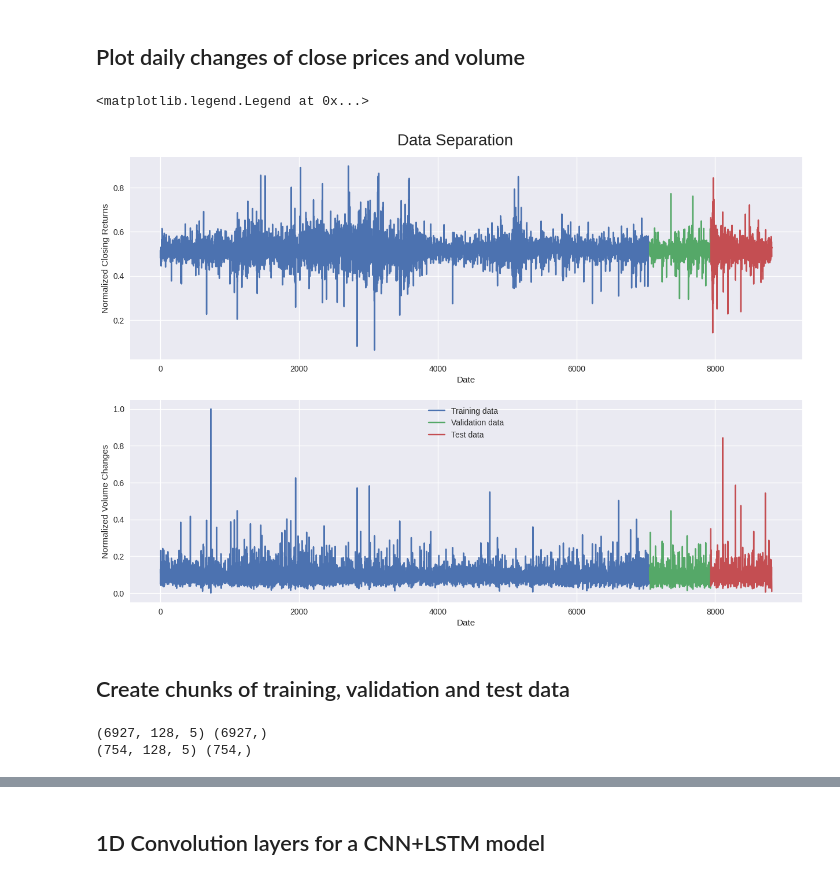
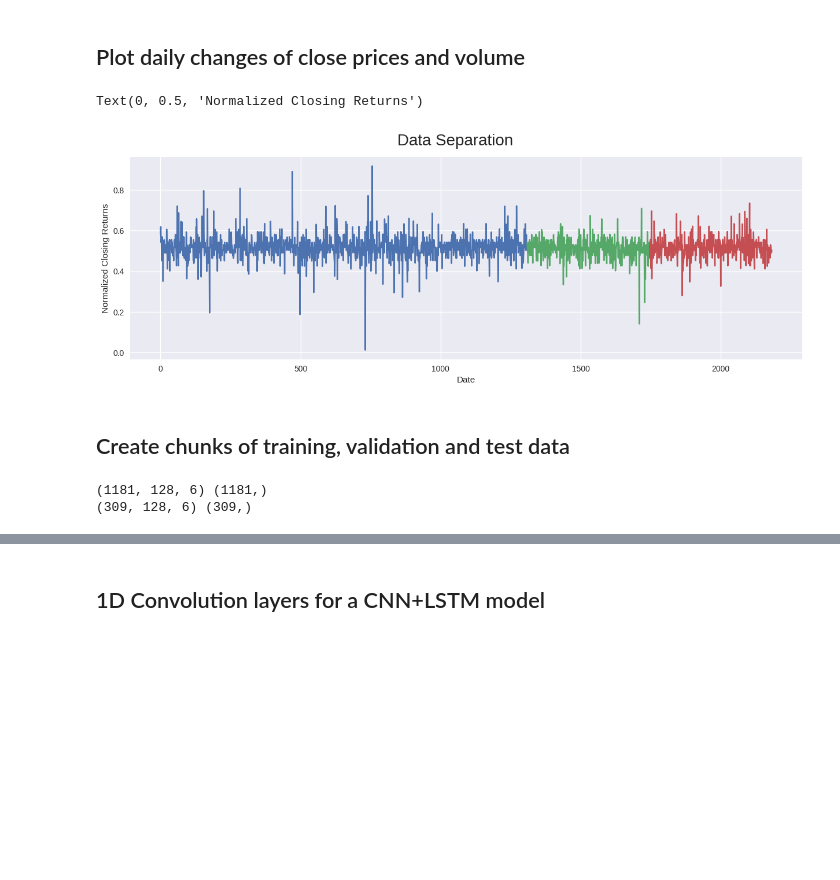
Before and after one commit to MikChristensen/Python-ML-Trading, a Jupyter notebook: 07 Mixed model/IBM_PriceFeatures_V01.ipynb, the cells around one changed output, grey strips where cells are left out. Saved outputs shown, nothing was run; the diff lists cells and outputs as text; code cells hidden in the pictures; blank space fills up the shorter version.

```diff
--- a/07 Mixed model/IBM_PriceFeatures_V01.ipynb
+++ b/07 Mixed model/IBM_PriceFeatures_V01.ipynb
@@ -133,46 +145,31 @@ Test data shape: (437, 7)
 # %%
 fig = plt.figure(figsize=(15,10))
 st = fig.suptitle("Data Separation", fontsize=20)
 st.set_y(0.92)
 
 ###############################################################################
 
 ax1 = fig.add_subplot(211)
-ax1.plot(np.arange(train_data.shape[0]), df_train['Close'], label='Training data')
+ax1.plot(np.arange(train_data.shape[0]), train_df['Close'], label='Training data')
 
 ax1.plot(np.arange(train_data.shape[0],
-                   train_data.shape[0]+val_data.shape[0]), df_val['Close'], label='Validation data')
+                   train_data.shape[0]+val_data.shape[0]), val_df['Close'], label='Validation data')
 
 ax1.plot(np.arange(train_data.shape[0]+val_data.shape[0],
-                   train_data.shape[0]+val_data.shape[0]+test_data.shape[0]), df_test['Close'], label='Test data')
+                   train_data.shape[0]+val_data.shape[0]+test_data.shape[0]), test_df['Close'], label='Test data')
 ax1.set_xlabel('Date')
 ax1.set_ylabel('Normalized Closing Returns')
-
-###############################################################################
-
-ax2 = fig.add_subplot(212)
-ax2.plot(np.arange(train_data.shape[0]), df_train['Volume'], label='Training data')
-
-ax2.plot(np.arange(train_data.shape[0],
-                   train_data.shape[0]+val_data.shape[0]), df_val['Volume'], label='Validation data')
-
-ax2.plot(np.arange(train_data.shape[0]+val_data.shape[0],
-                   train_data.shape[0]+val_data.shape[0]+test_data.shape[0]), df_test['Volume'], label='Test data')
-ax2.set_xlabel('Date')
-ax2.set_ylabel('Normalized Volume Changes')
-
-plt.legend(loc='best')
 # %% [output]
-<matplotlib.legend.Legend at 0x...>
+Text(0, 0.5, 'Normalized Closing Returns')
-[figure, old version]
+[figure, new version]
 # %% [markdown]
 ## Create chunks of training, validation and test data
 # %%
 # Training data
 X_train, y_train = [], []
 for i in range(seq_len, len(train_data)):
-  X_train.append(train_data[i-seq_len:i]) # Chunks of training data with a length of 128 df-rows
-  y_train.append(train_data[:, 3][i]) #Value of 4th column (Close Price) of df-row 128+1
+  X_train.append(df_X_train[i-seq_len:i]) # Chunks of training data with a length of 128 df-rows
+  y_train.append(df_y_train[i]) #Value of 4th column (Close Price) of df-row 128+1
 X_train, y_train = np.array(X_train), np.array(y_train)
 
 ###############################################################################
@@ -180,8 +177,8 @@ X_train, y_train = np.array(X_train), np.array(y_train)
 # Validation data
 X_val, y_val = [], []
 for i in range(seq_len, len(val_data)):
-    X_val.append(val_data[i-seq_len:i])
-    y_val.append(val_data[:, 3][i])
+    X_val.append(df_X_val[i-seq_len:i])
+    y_val.append(df_y_val[i])
 X_val, y_val = np.array(X_val), np.array(y_val)
 
 ###############################################################################
@@ -189,12 +186,12 @@ X_val, y_val = np.array(X_val), np.array(y_val)
 # Test data
 X_test, y_test = [], []
 for i in range(seq_len, len(test_data)):
-    X_test.append(test_data[i-seq_len:i])
-    y_test.append(test_data[:, 3][i])
+    X_test.append(df_X_test[i-seq_len:i])
+    y_test.append(df_y_test[i])
 X_test, y_test = np.array(X_test), np.array(y_test)
 
 print(X_train.shape, y_train.shape)
 print(X_val.shape, y_val.shape)
 # %% [output]
-(6927, 128, 5) (6927,)
-(754, 128, 5) (754,)
+(1181, 128, 6) (1181,)
+(309, 128, 6) (309,)
```
Also changed, not shown: parts of 5 cells of this notebook.
